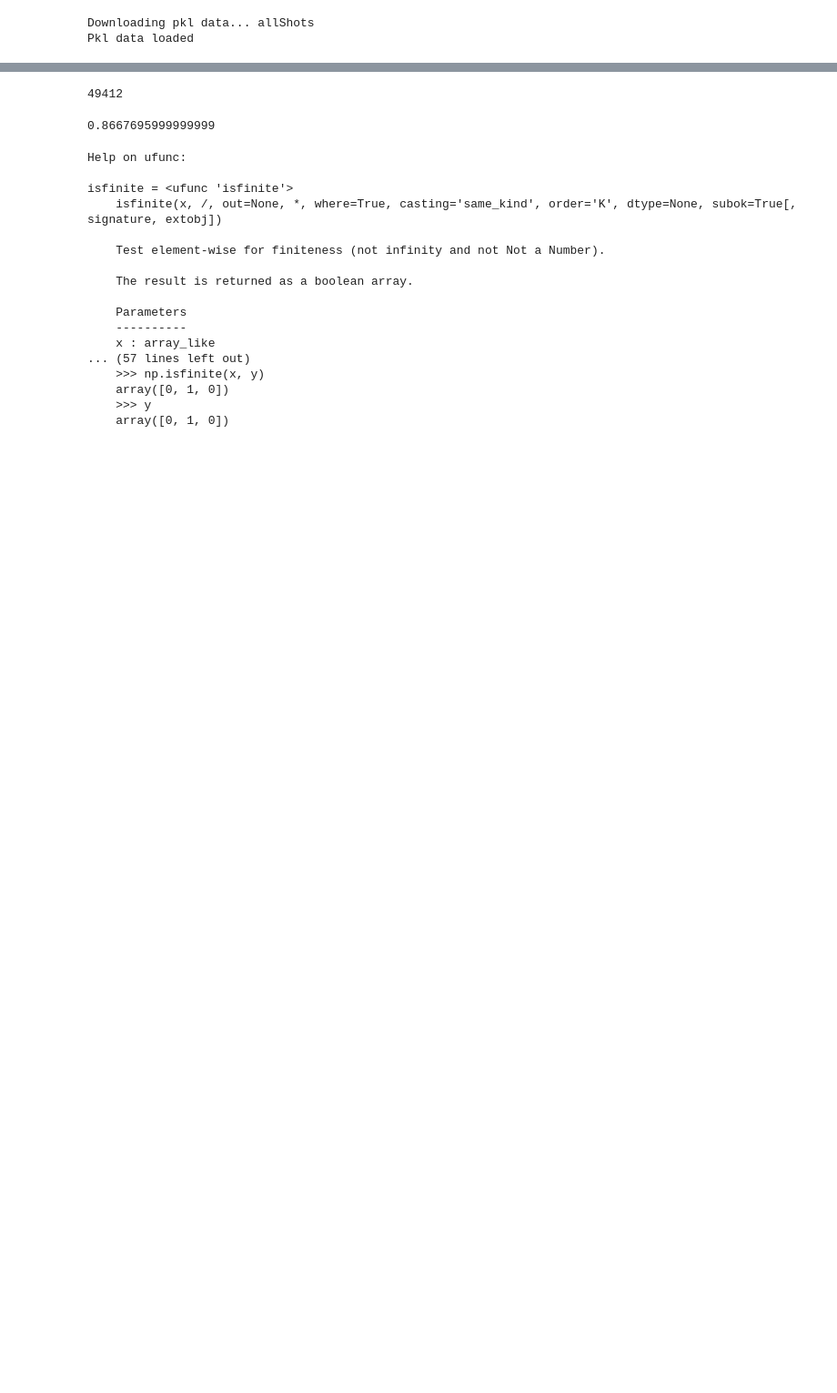
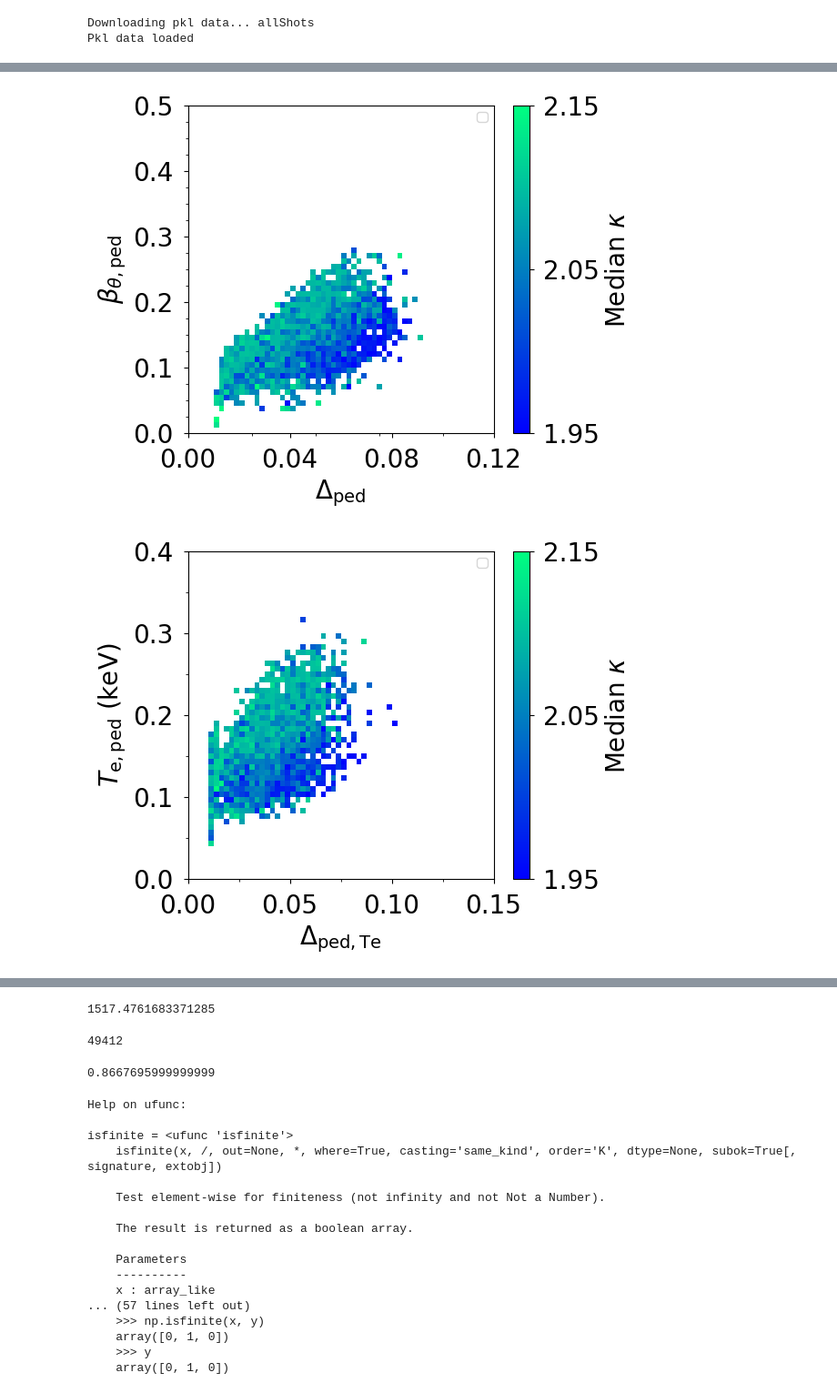
Before and after one commit to evrydayorsted/pedestal, a Jupyter notebook: main.ipynb, the cells around one changed output, grey strips where cells are left out. Shown at 91% size. Cells and saved outputs as stored; diff of their text form; code cells hidden in the pictures; blank space fills up the shorter version.

```diff
--- a/main.ipynb
+++ b/main.ipynb
@@ -13,0 +19,11 @@ a.contourPlot(1)
+# %%
+a.contourPlot(1, numPix=60, IpMin=0.9,lowSlopeFilter=0.8, beamNumber = "twoBeams", numMin=10, colorBy="elong")
+
+a.contourPlot(2, numPix=60, IpMin=0.9, lowSlopeFilter=0.8, beamNumber = "twoBeams", numMin=10, colorBy="elong")
+a.contourPlot(3, numPix=60, IpMin=0.9, lowSlopeFilter=0.8, beamNumber = "twoBeams", numMin=10, colorBy="elong")
+a.contourPlot(1, numPix=60, IpMin=0.9, lowSlopeFilter=0.8, beamNumber = "twoBeams", numMin=10, colorBy="delta")
+a.contourPlot(2, numPix=60, IpMin=0.9, lowSlopeFilter=0.8, beamNumber = "twoBeams", numMin=10, colorBy="delta")
+a.contourPlot(3, numPix=60, IpMin=0.9, lowSlopeFilter=0.8, beamNumber = "twoBeams", numMin=10, colorBy="delta")
+# %% [output]
+[figure, added]
+[figure, added]
@@ -14,3 +32,8 @@ a.contourPlot(1)
+# %%
+(1/0.146)**2
+(1/0.104)**(1/0.309)
+# %% [output]
+1517.4761683371285
 # %%
 a.shotIndexed[ 66401]
 # %% [output]
```
Also changed, not shown: parts of 7 cells of this notebook, 31 other files.
